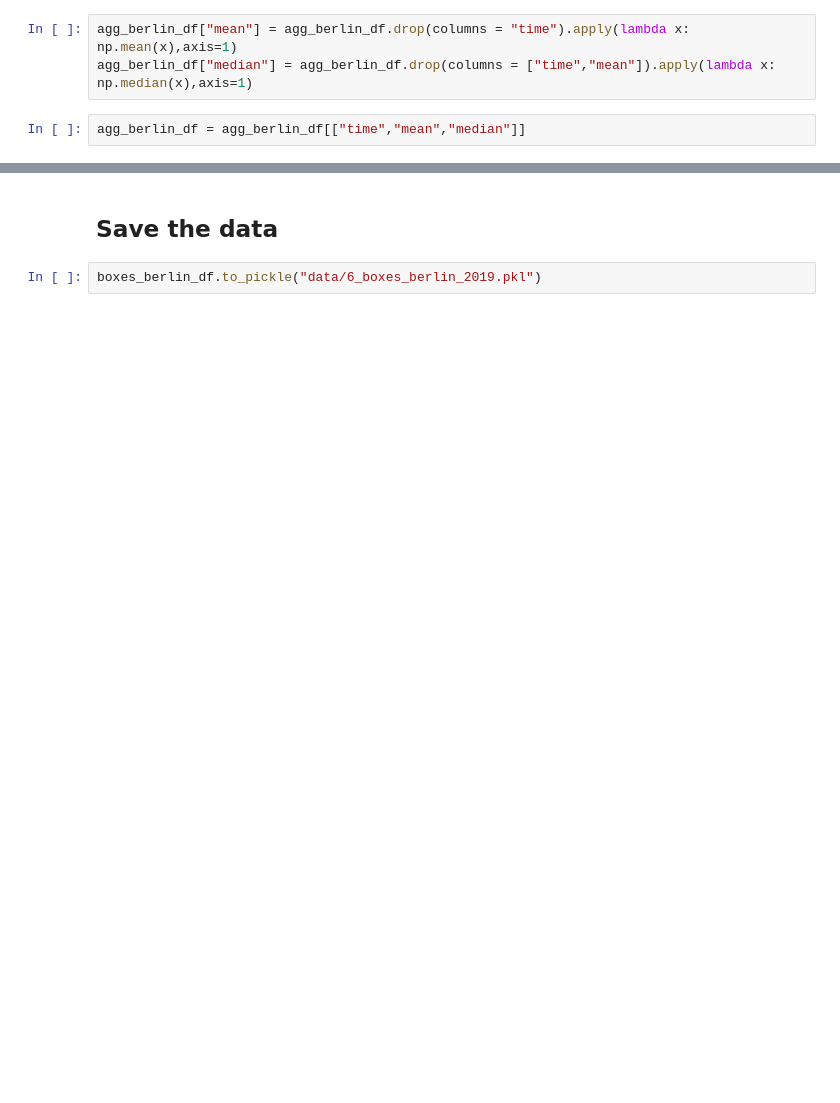
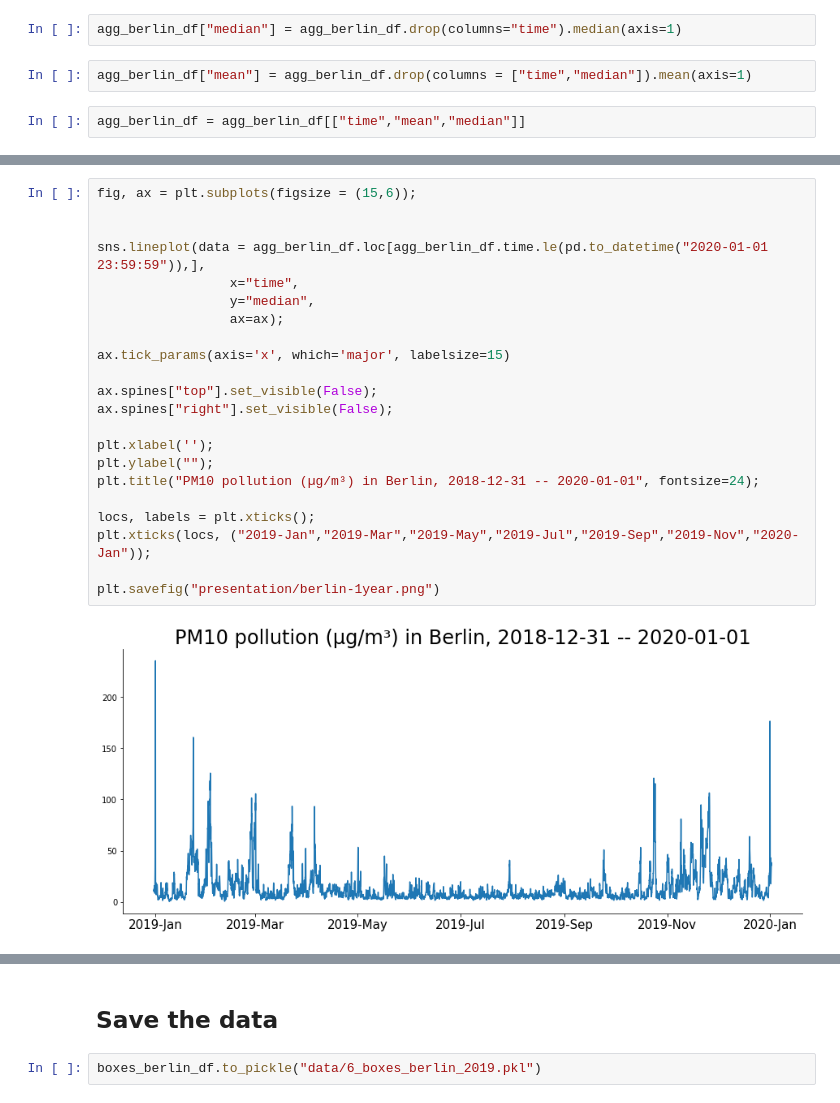
Before and after one commit to teasko/ironhack_code, a Jupyter notebook: 07_final_project/get_1_year_data.ipynb, the cells around one changed output, grey strips where cells are left out. Cells and saved outputs as stored; diff of their text form; blank space fills up the shorter version.

Commit message:
modify 1-year plot

```diff
--- a/07_final_project/get_1_year_data.ipynb
+++ b/07_final_project/get_1_year_data.ipynb
@@ -144,7 +146,8 @@ mean_value_y    386
 dtype: int64
 # %%
-agg_berlin_df["mean"] = agg_berlin_df.drop(columns = "time").apply(lambda x: np.mean(x),axis=1)
-agg_berlin_df["median"] = agg_berlin_df.drop(columns = ["time","mean"]).apply(lambda x: np.median(x),axis=1)
+agg_berlin_df["median"] = agg_berlin_df.drop(columns="time").median(axis=1)
+# %%
+agg_berlin_df["mean"] = agg_berlin_df.drop(columns = ["time","median"]).mean(axis=1)
 # %%
 agg_berlin_df = agg_berlin_df[["time","mean","median"]]
 # %%
@@ -161 +167,25 @@ ax.set(title = "mean over the 6 berlin boxes",
 [figure]
+# %%
+fig, ax = plt.subplots(figsize = (15,6));
+
+
+sns.lineplot(data = agg_berlin_df.loc[agg_berlin_df.time.le(pd.to_datetime("2020-01-01 23:59:59")),],
+                 x="time",
+                 y="median",
+                 ax=ax);
+
+ax.tick_params(axis='x', which='major', labelsize=15)
+
+ax.spines["top"].set_visible(False);
+ax.spines["right"].set_visible(False);
+
+plt.xlabel('');
+plt.ylabel("");
+plt.title("PM10 pollution (µg/m³) in Berlin, 2018-12-31 -- 2020-01-01", fontsize=24);
+
+locs, labels = plt.xticks();
+plt.xticks(locs, ("2019-Jan","2019-Mar","2019-May","2019-Jul","2019-Sep","2019-Nov","2020-Jan"));
+
+plt.savefig("presentation/berlin-1year.png")
+# %% [output]
+[figure, added]
```
Also changed, not shown: parts of 5 cells of this notebook.
